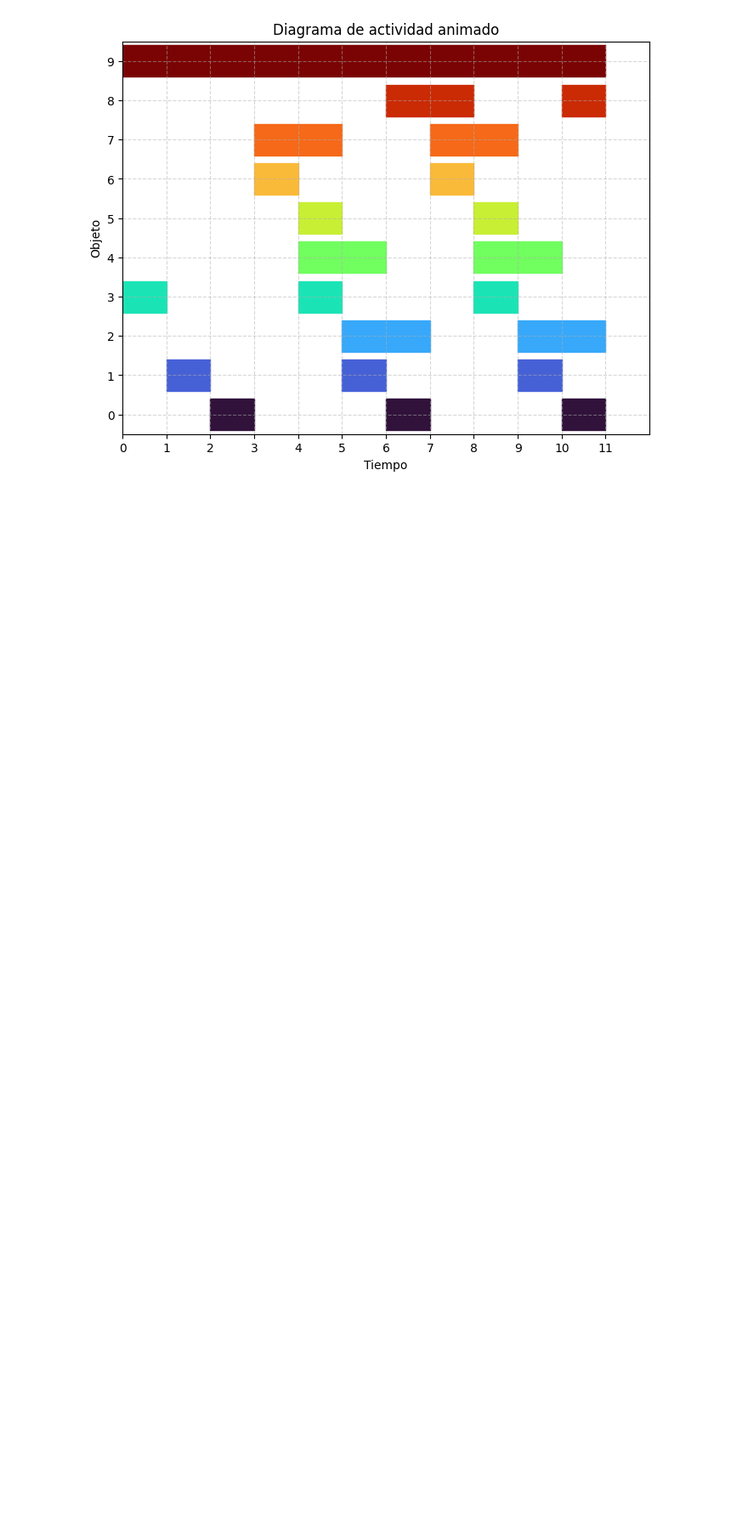
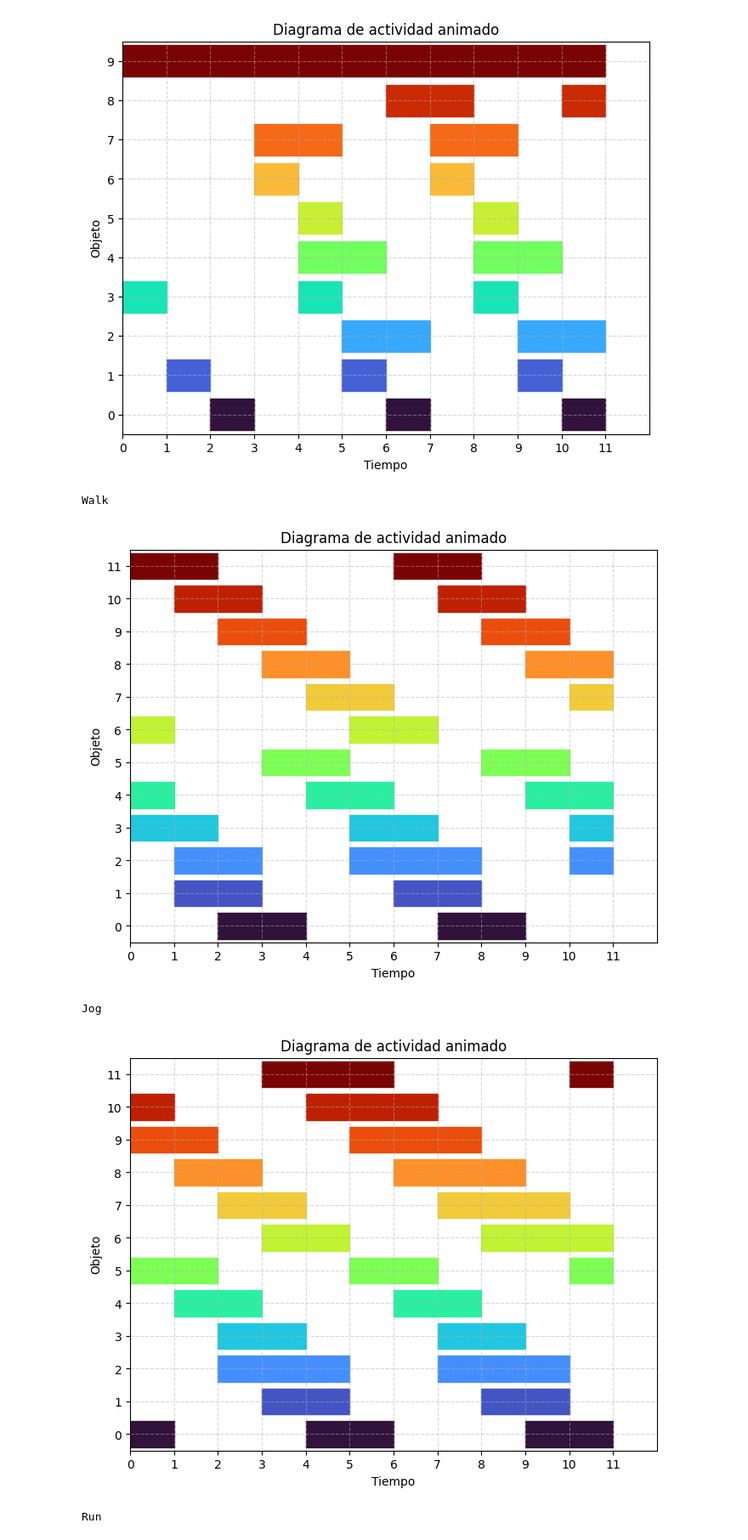
Before and after one commit to Pitzanami/InvestigacionEJ2025, a Jupyter notebook: CPG.ipynb, the cells around one changed output. Shown at 85% size. Cells and saved outputs as stored; diff of their text form; code cells hidden in the pictures; blank space fills up the shorter version.

```diff
--- a/CPG.ipynb
+++ b/CPG.ipynb
@@ -114,0 +185,24 @@ plt.show()
+# %%
+walk_graph = Z_walk.simulacion()
+print("Walk")
+anigraph(walk_graph)
+plt.show()
+#print(walk_graph)
+
+jog_graph = Z_jog.simulacion()
+print("Jog")
+anigraph(jog_graph)
+plt.show()
+#print(jog_graph)
+
+run_graph = Z_run.simulacion()
+print("Run")
+anigraph(run_graph)
+plt.show()
+#print(run_graph)
+# %% [output]
+Walk
+[figure, added]
+Jog
+[figure, added]
+Run
```
Also changed, not shown: parts of 3 cells of this notebook, 1 other file.
